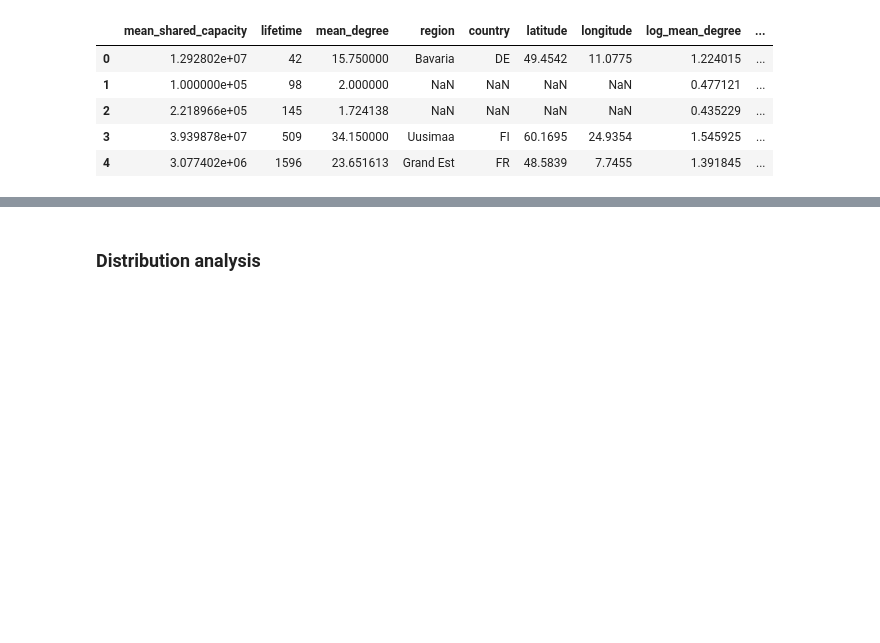
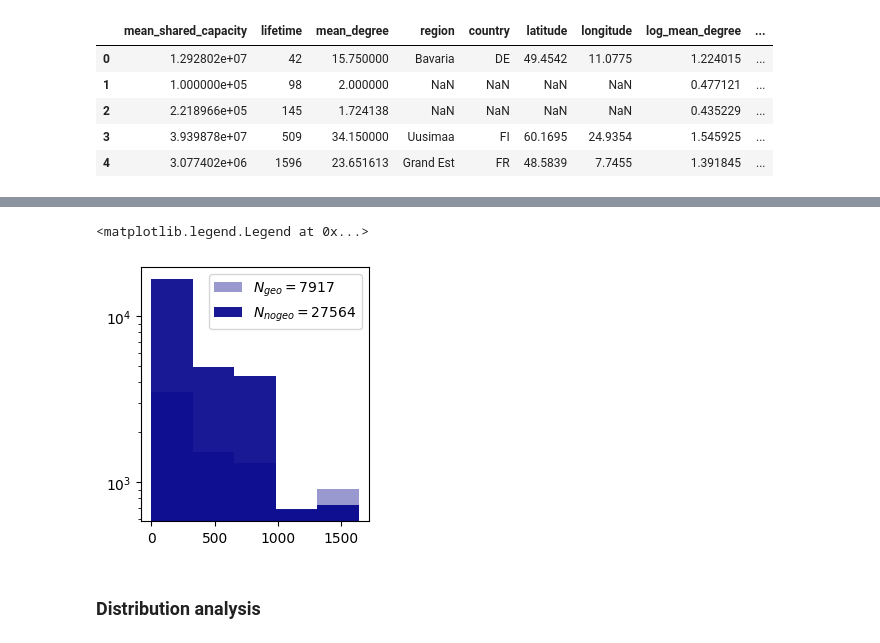
Before and after one commit to Ellariel/ln-node-lifetime-analysis, a Jupyter notebook: analysis.ipynb, the cells around one changed output, grey strips where cells are left out. Saved outputs shown, nothing was run; the diff lists cells and outputs as text; code cells hidden in the pictures; blank space fills up the shorter version.

```diff
--- a/analysis.ipynb
+++ b/analysis.ipynb
@@ -145,3 +227,21 @@ lifetime == 0: n=0, 0.00%
+# %%
+d = df.copy()
+c = d["country"].notna()
+fig = plt.figure(figsize=(10, 3.3))
+ax_left = fig.add_subplot(1, 3, 1)
+
+s = "lifetime"
+d0 = d[s] # full
+d1 = d[c][s] # geodata
+d2 = d[~c][s] # no geodata
+d1.hist(ax=ax_left, bins=5, label=f"$N_{{geo}}={len(d1)}$",
+            log=True, color='darkblue', grid=False, alpha=0.4)
+d2.hist(ax=ax_left, bins=5, label=f"$N_{{no geo}}={len(d2)}$",
+                  log=True, color='darkblue', grid=False, alpha=0.9)
+ax_left.legend(loc="upper right")
+# %% [output]
+<matplotlib.legend.Legend at 0x...>
+[figure, added]
 # %% [markdown]
 ### Distribution analysis
 # %%
```
Also changed, not shown: parts of 2 cells of this notebook.
